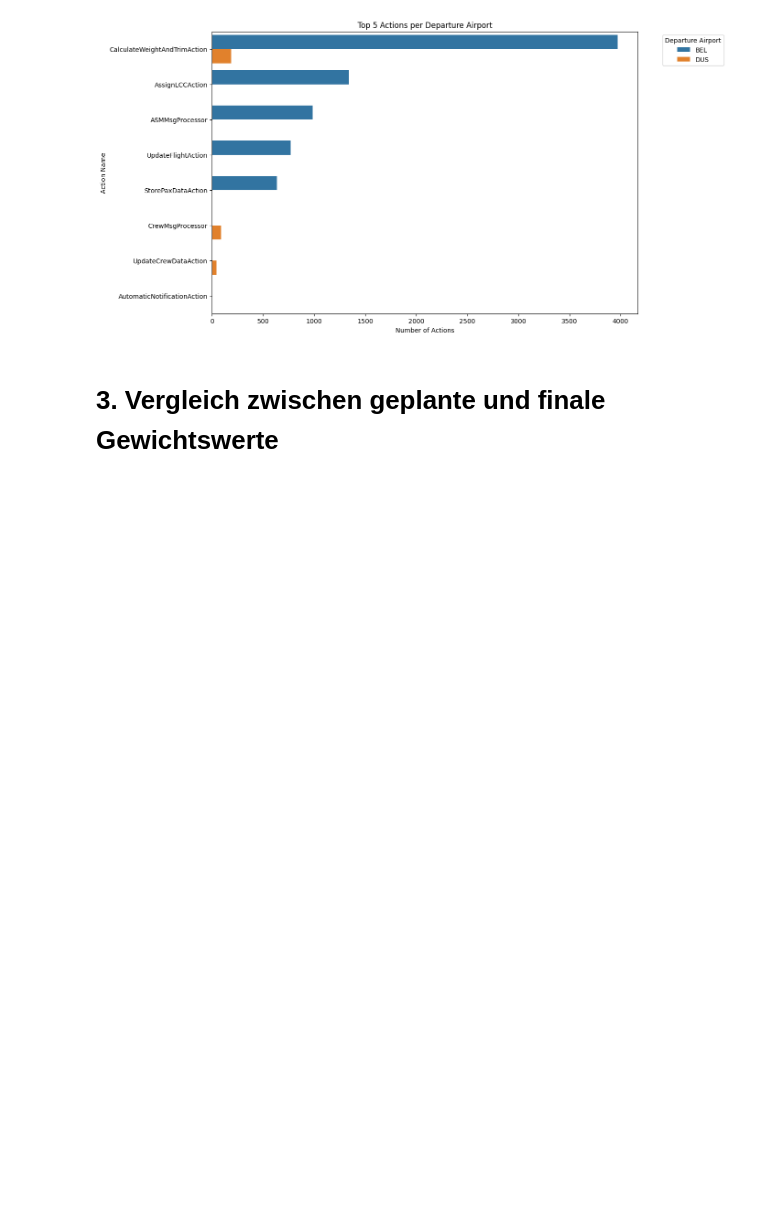
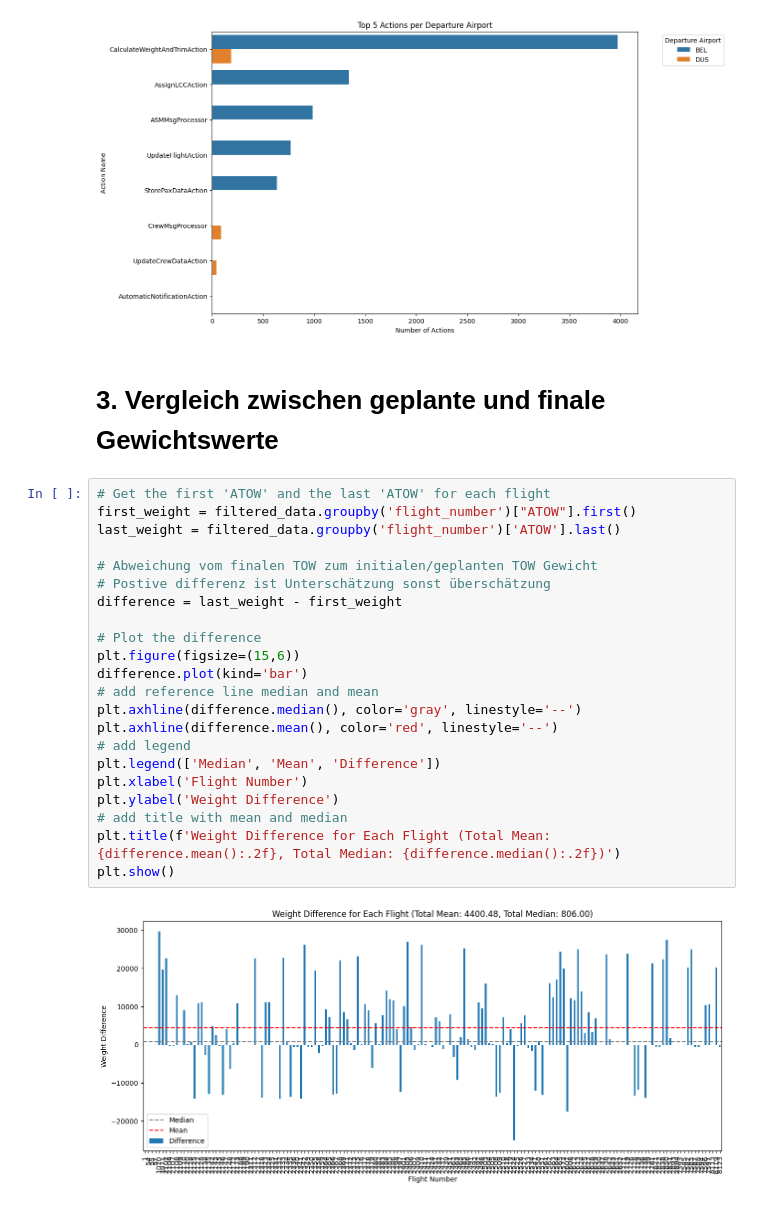
Before and after one commit to henrik-ra/Projektrealisierung, a Jupyter notebook: data_analysis.ipynb, the cells around one changed output. Saved outputs shown, nothing was run; the diff lists cells and outputs as text; blank space fills up the shorter version.

Commit message:
add vergleich gewichte

```diff
--- a/data_analysis.ipynb
+++ b/data_analysis.ipynb
@@ -256,3 +257,27 @@ plt.show()
 [figure]
 # %% [markdown]
 # 3. Vergleich zwischen geplante und finale Gewichtswerte
+# %%
+# Get the first 'ATOW' and the last 'ATOW' for each flight
+first_weight = filtered_data.groupby('flight_number')["ATOW"].first()
+last_weight = filtered_data.groupby('flight_number')['ATOW'].last()
+
+# Abweichung vom finalen TOW zum initialen/geplanten TOW Gewicht
+# Postive differenz ist Unterschätzung sonst überschätzung
+difference = last_weight - first_weight
+
+# Plot the difference
+plt.figure(figsize=(15,6))
+difference.plot(kind='bar')
+# add reference line median and mean
+plt.axhline(difference.median(), color='gray', linestyle='--')
+plt.axhline(difference.mean(), color='red', linestyle='--')
+# add legend
+plt.legend(['Median', 'Mean', 'Difference'])
+plt.xlabel('Flight Number')
+plt.ylabel('Weight Difference')
+# add title with mean and median
+plt.title(f'Weight Difference for Each Flight (Total Mean: {difference.mean():.2f}, Total Median: {difference.median():.2f})')
+plt.show()
+# %% [output]
+[figure, added]
```
Also changed, not shown: parts of 5 cells of this notebook.
